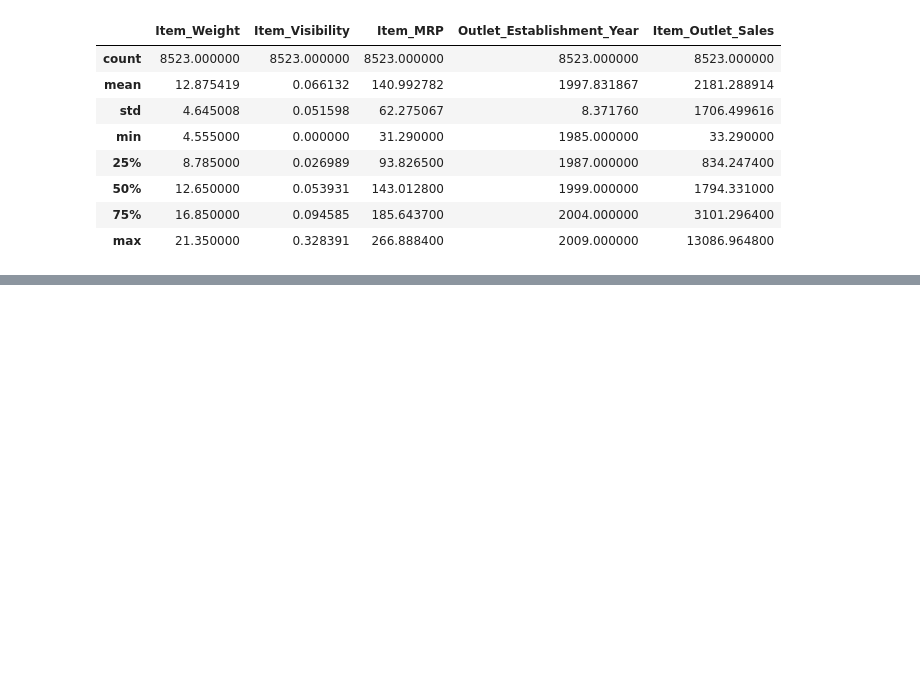
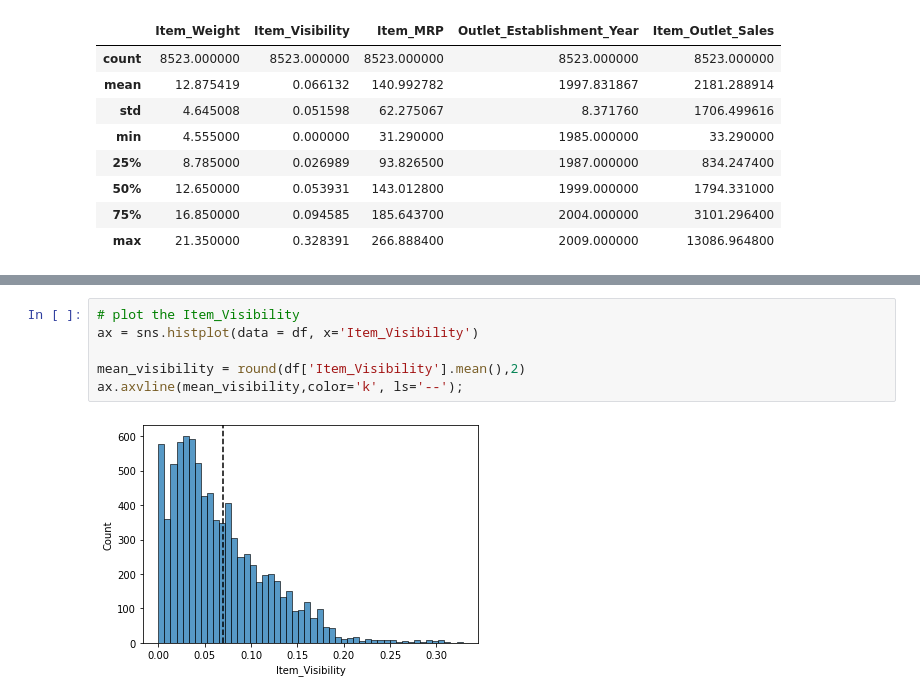
Before and after one commit to red0078/food-sales-predictions, a Jupyter notebook: SalesPrediction.ipynb, the cells around one changed output, grey strips where cells are left out. Cells and saved outputs as stored; diff of their text form; blank space fills up the shorter version.

```diff
--- a/SalesPrediction.ipynb
+++ b/SalesPrediction.ipynb
@@ -268,0 +296,8 @@ df.describe()
+# %%
+# plot the Item_Visibility
+ax = sns.histplot(data = df, x='Item_Visibility')
+
+mean_visibility = round(df['Item_Visibility'].mean(),2)
+ax.axvline(mean_visibility,color='k', ls='--');
+# %% [output]
+[figure, added]
```
Also changed, not shown: parts of 23 cells of this notebook.
